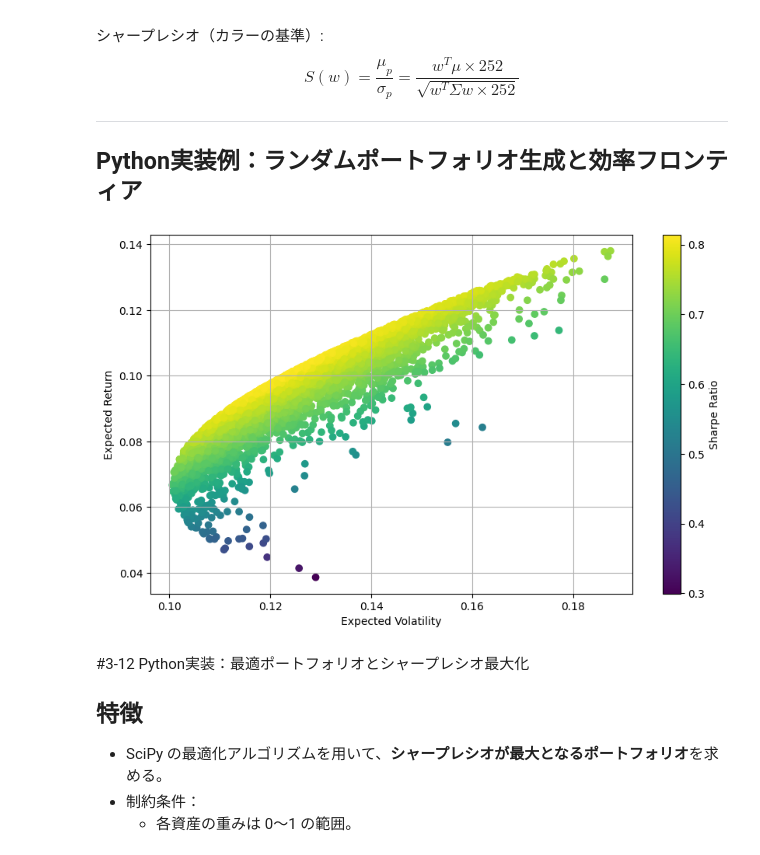
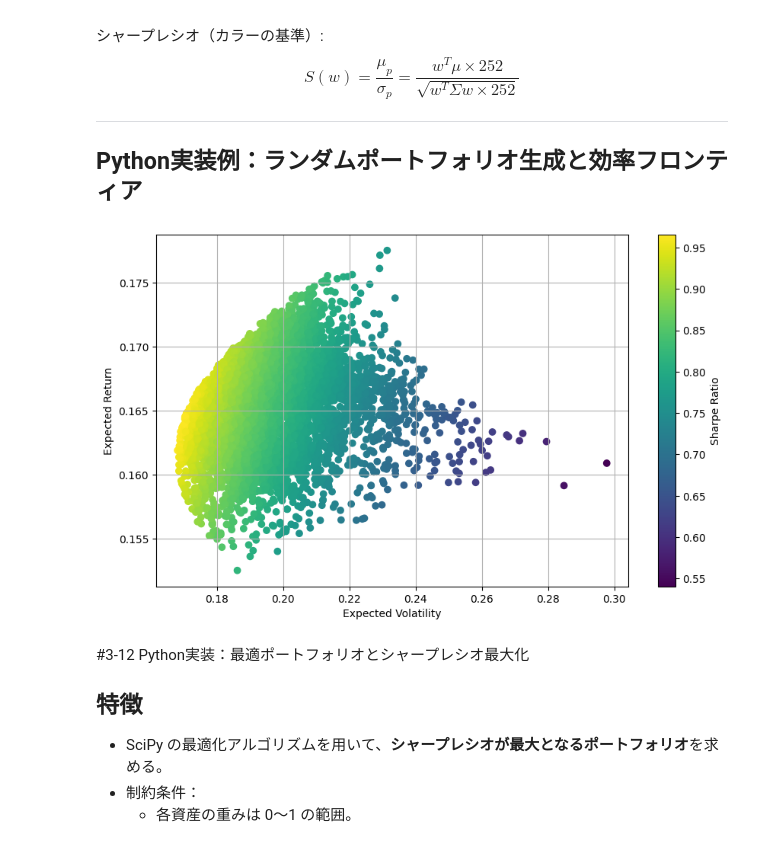
Before and after one commit to ish66726-a11y/Quant-Finance-Fundamentals, a Jupyter notebook: notebooks/03ポートフォリオ理論.ipynb, the cells around one changed output. Saved outputs shown, nothing was run; the diff lists cells and outputs as text; code cells hidden in the pictures.

```diff
--- a/notebooks/03ポートフォリオ理論.ipynb
+++ b/notebooks/03ポートフォリオ理論.ipynb
@@ -786,39 +786,39 @@ def show_portfolios(returns, risks):
     plt.figure(figsize=(10, 6))
 
     # シャープレシオを色で表現
     plt.scatter(risks, returns, c=returns / risks, marker='o')
 
     plt.xlabel("Expected Volatility")
     plt.ylabel("Expected Return")
     plt.colorbar(label="Sharpe Ratio")
 
     plt.grid(True)
     plt.show()
 
 
 # ==================================================
 # 実行部分
 # ==================================================
 
 # ダミーデータ（年率ベース）
-mean_returns = np.array([0.12, 0.08, 0.15, 0.03])
+mean_returns = np.array([0.17, 0.16, 0.15, 0.18])
 
 cov_matrix = np.array([
-    [0.04, 0.01, 0.02, 0.0],
-    [0.01, 0.03, 0.01, 0.0],
-    [0.02, 0.01, 0.05, 0.0],
-    [0.0,  0.0,  0.0,  0.02]
+    [0.07, 0.04, 0.02, 0.02],
+    [0.04, 0.1, 0.02, 0.03],
+    [0.02, 0.02, 0.04, 0.01],
+    [0.02,  0.03,  0.01,  0.07]
 ])
 
 # 5000個のランダムポートフォリオを生成
 port_returns, port_risks, port_weights = generate_portfolios(
     mean_returns, cov_matrix, 5000
 )
 
 # 散布図表示
 show_portfolios(port_returns, port_risks)
 # %% [output]
-[figure, old version]
+[figure, new version]
 # %% [markdown]
 #3-12 Python実装：最適ポートフォリオとシャープレシオ最大化
 
```
Also changed, not shown: parts of 2 cells of this notebook.
